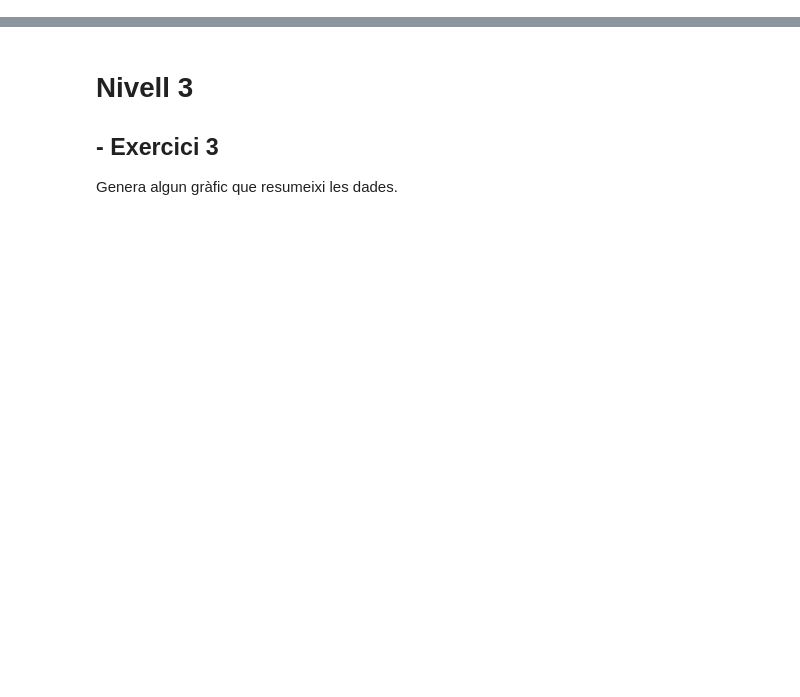
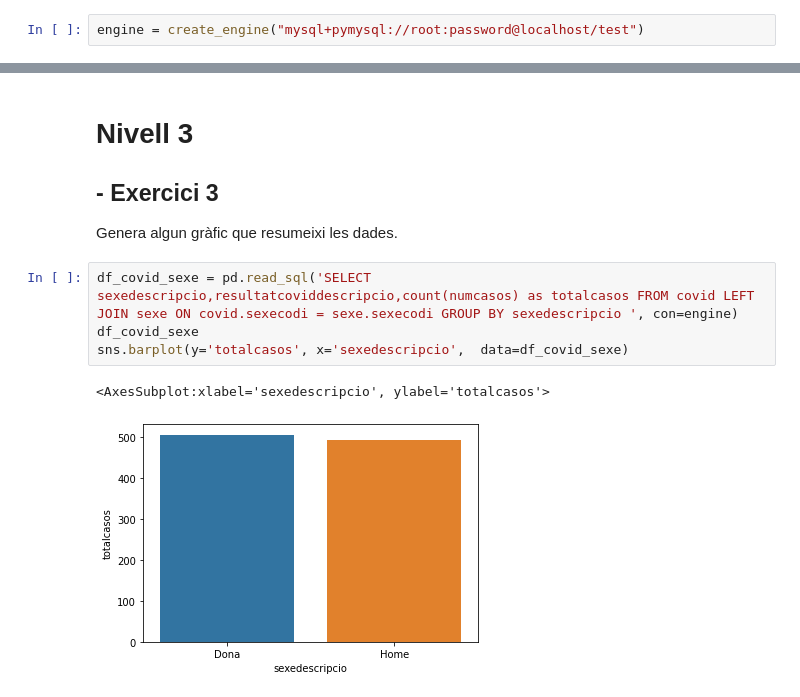
Before and after one commit to mmarcrr/Base-de-dades-, a Jupyter notebook: S13T02 .ipynb, the cells around one changed output, grey strips where cells are left out. Drawn from its saved outputs; the diff is of its cells as text; blank space fills up the shorter version.

```diff
--- a/S13T02 .ipynb
+++ b/S13T02 .ipynb
@@ -24,0 +27,2 @@ mycursor.execute("CREATE TABLE clientes (nombre VARCHAR(255), direccion VARCHAR(
+# %%
+engine = create_engine("mysql+pymysql://root:password@localhost/test")
@@ -34,3 +183,10 @@ Mostra que pots carregar algunes consultes senzilles a un Pandas Dataframe.
 ## - Exercici 3
 
 Genera algun gràfic que resumeixi les dades.
+# %%
+df_covid_sexe = pd.read_sql('SELECT sexedescripcio,resultatcoviddescripcio,count(numcasos) as totalcasos FROM covid LEFT JOIN sexe ON covid.sexecodi = sexe.sexecodi GROUP BY sexedescripcio ', con=engine)
+df_covid_sexe
+sns.barplot(y='totalcasos', x='sexedescripcio',  data=df_covid_sexe)
+# %% [output]
+<AxesSubplot:xlabel='sexedescripcio', ylabel='totalcasos'>
+[figure, added]
```
Also changed, not shown: parts of 15 cells of this notebook.
